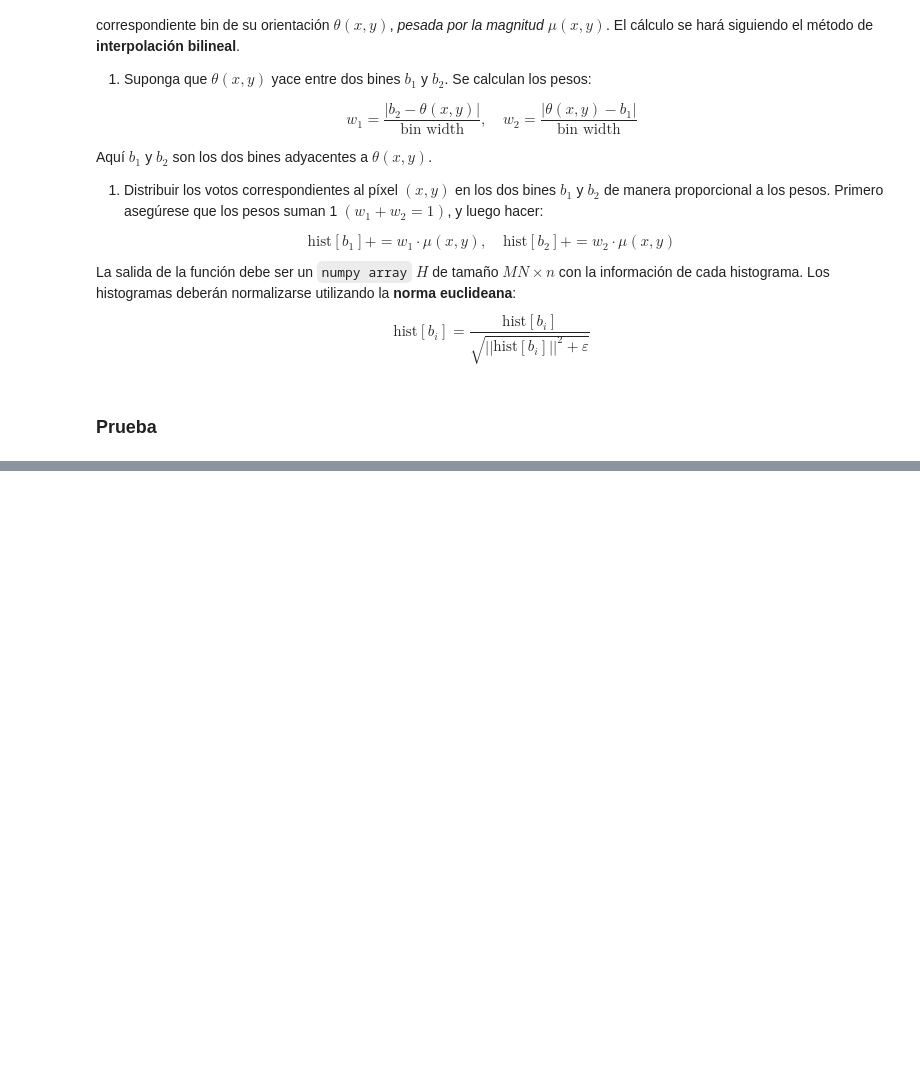
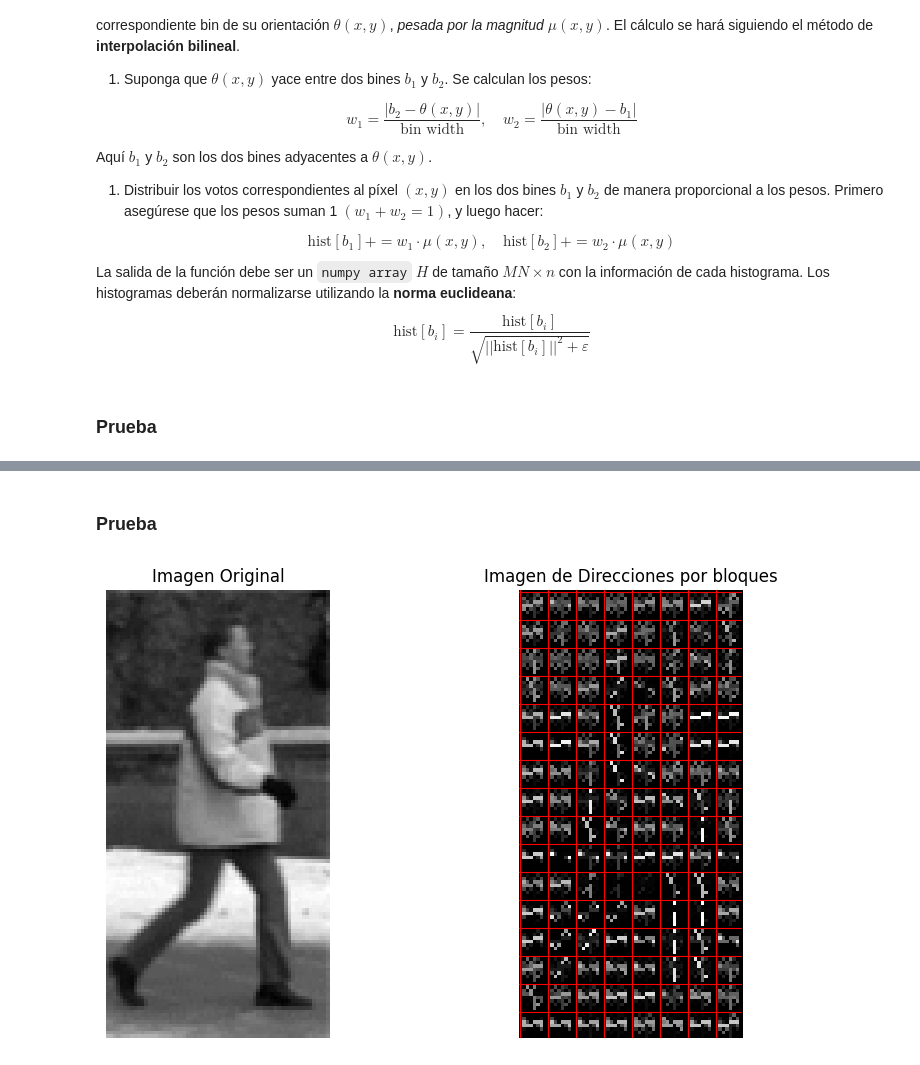
Before and after one commit to LeivaDiego/CompVision-Lab3, a Jupyter notebook: Lab3.ipynb, the cells around one changed output, grey strips where cells are left out. Saved outputs shown, nothing was run; the diff lists cells and outputs as text; code cells hidden in the pictures; blank space fills up the shorter version.

Commit message:
Feat: Histogram Drawing V1
- first version of a function that draws the computed histograms

```diff
--- a/Lab3.ipynb
+++ b/Lab3.ipynb
@@ -280,7 +289,7 @@ def extract_blocks(mu, theta, block_size=8):
 ### Prueba
 # %%
 block_size = 8 # Tamaño del bloque
-stack_mu, stack_theta = extract_blocks(mu, theta, block_size=block_size) # Extraer bloques
+stack_mu, stack_theta, M, N = extract_blocks(mu, theta, block_size=block_size, stride=block_size) # Extraer bloques
 
 # Mostrar el tamaño de los stacks
 print("Shape de stack_mu:", stack_mu.shape)
@@ -329,10 +338,11 @@ def compute_histograms(stack_mu, stack_theta, n_bins=9, epsilon=1e-6):
         epsilon (float): Valor pequeño para evitar división por cero al normalizar
 
     Returns:
-        H (ndarray): Histograma normalizado por bloque, shape (MN, n_bins)
+        H_out (ndarray): Histograma normalizado por bloque, shape (MN, n_bins)
     """
     # Obtener dimensiones de los stacks
     MN, H, W = stack_mu.shape
+
     # Obtener el ancho de los bines y los centros de los bines
     bin_width = 180 / n_bins
     bin_centers = np.linspace(bin_width / 2, 180 - bin_width / 2, n_bins)
@@ -394,0 +491,30 @@ Shape del histograma final: (465, 9)
+# %% [markdown]
+### Prueba
+# %%
+# Construir la imagen de direcciones a partir de los histogramas
+visual_image = build_visualization(H, block_size=block_size, grid_shape=(M, N))
+
+# Mostrar junto a la imagen original
+plt.figure(figsize=(10, 5))
+plt.subplot(1, 2, 1)
+plt.title("Imagen Original")
+plt.imshow(processed, cmap='gray')
+plt.axis('off')
+
+# Mostrar la imagen de direcciones
+plt.subplot(1, 2, 2)
+plt.title("Imagen de Direcciones por bloques")
+plt.imshow(visual_image, cmap='gray')
+
+# Dibujar líneas de cuadrícula
+for y in range(0, visual_image.shape[0], block_size):
+    plt.axhline(y=y, color='red', linewidth=0.8)
+for x in range(0, visual_image.shape[1], block_size):
+    plt.axvline(x=x, color='red', linewidth=0.8)
+
+# Ajustar el espaciado y mostrar
+plt.axis('off')
+plt.tight_layout()
+plt.show()
+# %% [output]
+[figure, added]
```
Also changed, not shown: parts of 8 cells of this notebook, 1 other file.
